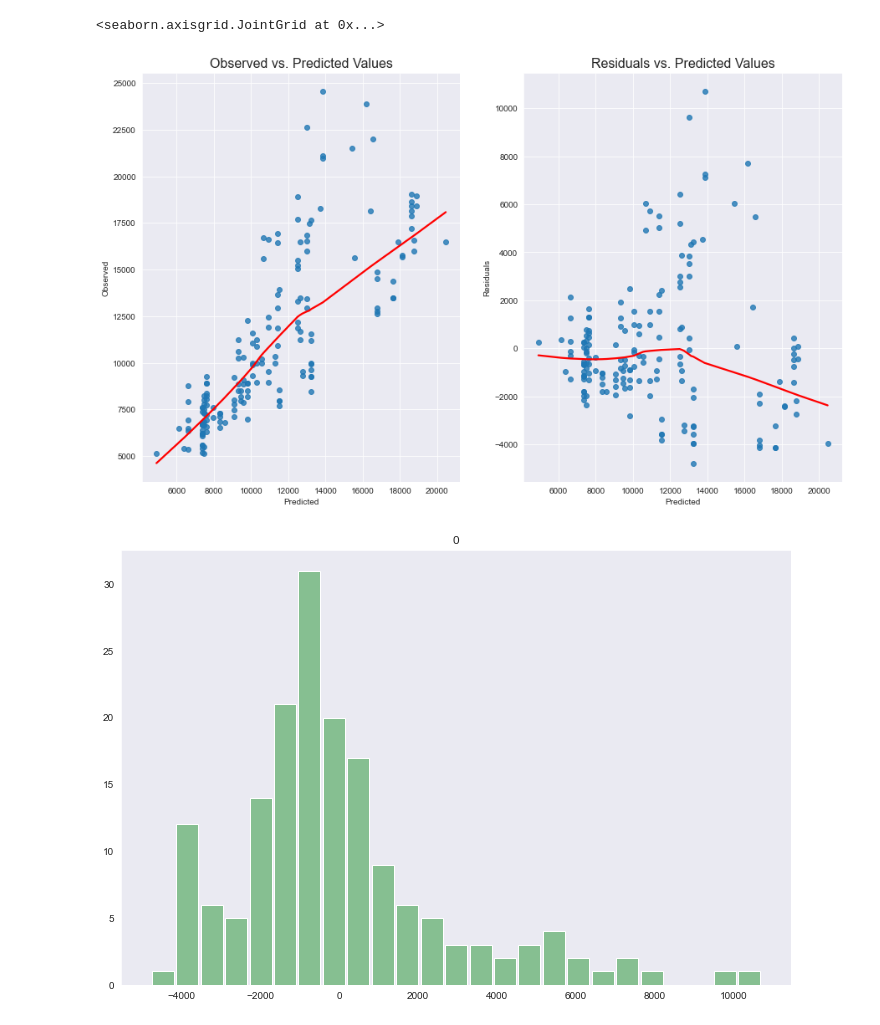
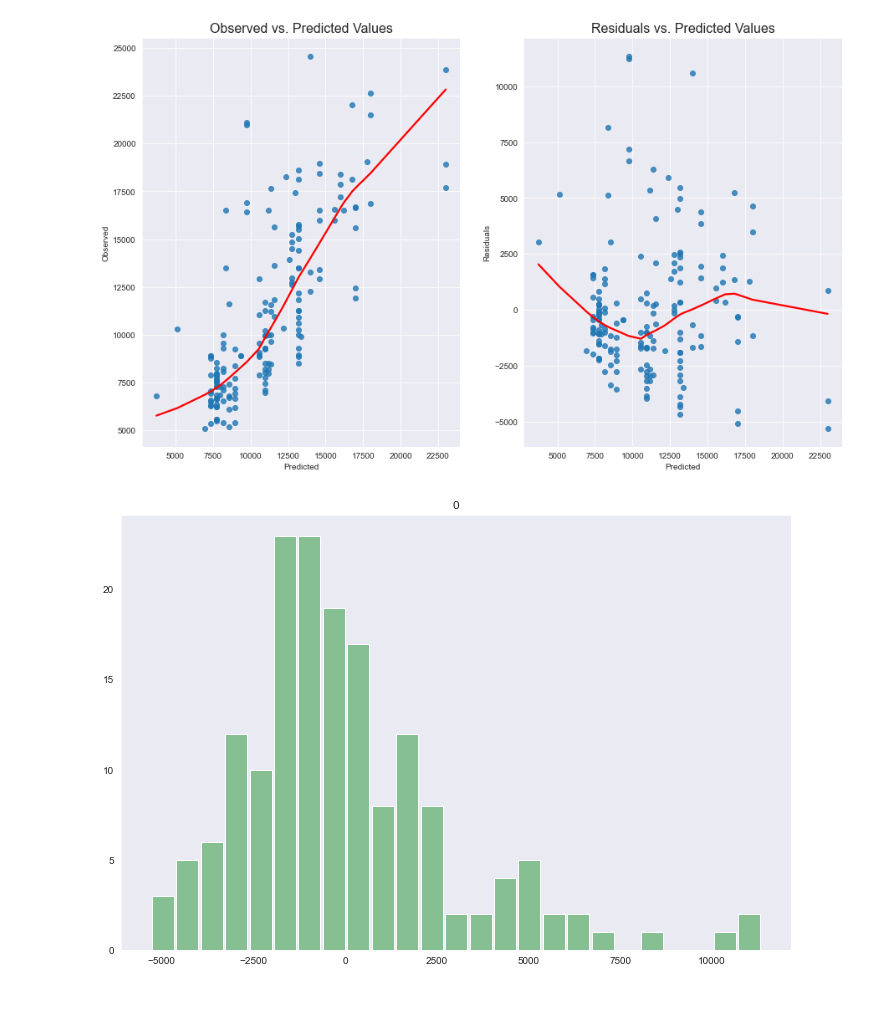
Before and after one commit to davidpetrea/data-analysis-flow, a Jupyter notebook: reg_multiple.ipynb, the cells around one changed output. Saved outputs shown, nothing was run; the diff lists cells and outputs as text; code cells hidden in the pictures.

```diff
--- a/reg_multiple.ipynb
+++ b/reg_multiple.ipynb
@@ -201,8 +208,11 @@ sns.mpl.rcParams['figure.figsize'] = (15.0, 9.0)
 pd.options.mode.chained_assignment = None  # default='warn'
 confidence = 0.05
 
-#Source for Y and the multiple X
-numeric_variables = df[["price","carwidth","enginesize","stroke","compressionratio","horsepower","peakrpm","boreratio","curbweight","highwaympg","wheelbase","carlength","carheight","citympg"]]
+#Sets the Dtype of symboling column to 'object'. This will ensure its not taken into account when extracting the numeric variables (symboling should be categ, but it defaults to int)
+df['symboling'] = df['symboling'].astype('object')
+#Extracts only the numerical variables from the original df
+numeric_variables = df.select_dtypes(include=[np.number])
+
 ln_numeric_variables = np.log(numeric_variables)
 
 #Change this if you wanna use different source for variables NOTE: Ex: ln_numeric_variables
@@ -217,12 +227,11 @@ y = numeric_variables.price
 
 #NOTE: SET THE INDEPENDANT VARIABLES X HERE
 X = pd.DataFrame({
-    #'carwidth': final_variables.carwidth,
-    'horsepower': final_variables.horsepower,
+    'carwidth': final_variables.carwidth,
+    #'horsepower': final_variables.horsepower,
     #'enginesize': final_variables.enginesize,
     #'highwaympg': final_variables.highwaympg,
     #'wheelbase': final_variables.wheelbase,
-    #'carlength': final_variables.carlength,
     #'citympg': final_variables.citympg,
     #'curbweight': final_variables.curbweight,
 })
@@ -241,7 +250,7 @@ x_multiple = sm.add_constant(X)
 multiple_reg_extended(x_multiple, y, confidence)
 
 #Resid scatterplot
-sns.jointplot(x="horsepower", y="price", data=numeric_variables, kind="resid")
+#sns.jointplot(x="horsepower", y="price", data=numeric_variables, kind="resid")
 # %% [output]
                             OLS Regression Results
 ==============================================================================
@@ -263,3 +272,2 @@ vif         1.0
-<seaborn.axisgrid.JointGrid at 0x...>
-[figure, old version]
+[figure, new version]
-[figure, old version]
+[figure, new version]
```
Also changed, not shown: parts of 2 cells of this notebook, 24 other files.
